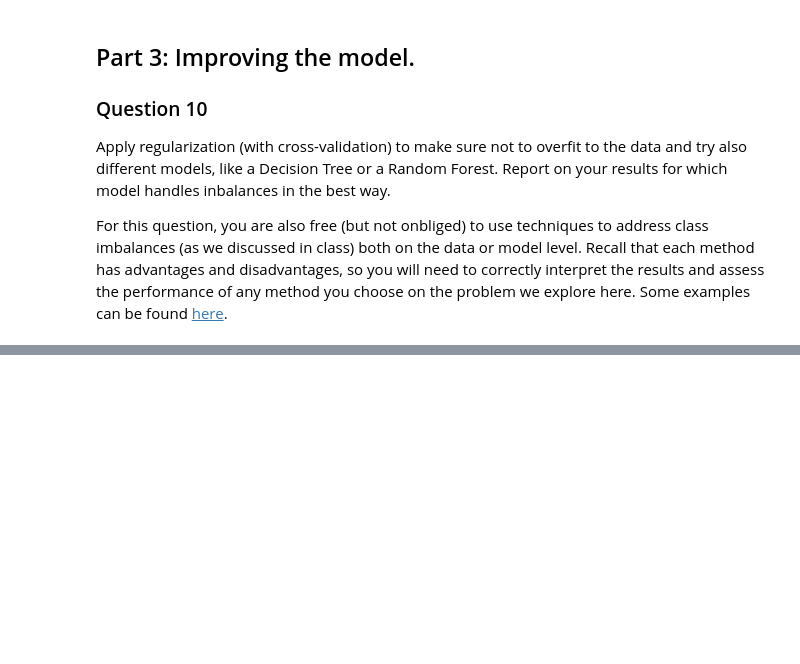
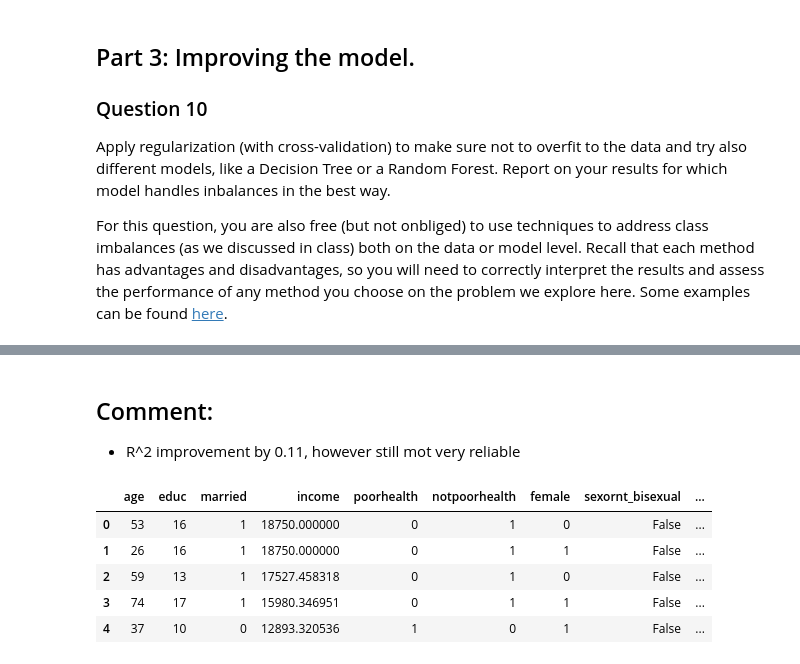
Before and after one commit to sebastians1999/KEN3450_Data_Analysis, a Jupyter notebook: Clinics/Clinic3/clinic3_empty.ipynb, the cells around one changed output, grey strips where cells are left out. Drawn from its saved outputs; the diff is of its cells as text; code cells hidden in the pictures; blank space fills up the shorter version.

```diff
--- a/Clinics/Clinic3/clinic3_empty.ipynb
+++ b/Clinics/Clinic3/clinic3_empty.ipynb
@@ -756,0 +813,16 @@ For this question, you are also free (but not onbliged) to use techniques to add
+# %%
+## your code goes here
+data = pd.get_dummies(data)
+nan_rows = data[data.isnull().any(axis=1)]
+
+data.dropna(inplace=True)
+
+data.head()
+
+X = data.drop(['income'], axis=1)
+
+y = data['income']
+X_train, X_test, y_train, y_test = train_test_split(X, y, test_size=0.2, random_state=42)
+
+print(X_train)
+print(y_train)
@@ -756,0 +933,35 @@ For this question, you are also free (but not onbliged) to use techniques to add
+# %% [markdown]
+## Comment:
+- R^2 improvement by 0.11, however still mot very reliable
+# %%
+# Make a deep copy of the original dataframe
+data = gssdata.copy(deep=True)
+
+# Create additional health indicator columns
+data['poorhealth'] = np.where(data['health'] == 'poor', 1, 0)
+data['notpoorhealth'] = np.where(data['health'] != 'poor', 1, 0)
+
+# Convert categorical variables to dummy variables
+data = pd.get_dummies(data)
+
+# Create a mask for rows where 'income' is NaN
+nan_income = data['income'].isna()
+
+# Prepare the features for prediction by dropping the income column
+X_pred = data.loc[nan_income].drop('income', axis=1)
+
+# Predict income values for the rows with NaN income using your trained model
+predicted_income = best_rf_model.predict(X_pred)
+
+# Fill the NaN values in the income column with the predicted values
+data.loc[nan_income, 'income'] = predicted_income
+
+# Display the updated dataframe
+data.head()
+# %% [output]
+|  | age | educ | married | income | poorhealth | notpoorhealth | female | sexornt_bisexual | ... |
+| 0 | 53 | 16 | 1 | 18750.000000 | 0 | 1 | 0 | False | ... |
+| 1 | 26 | 16 | 1 | 18750.000000 | 0 | 1 | 1 | False | ... |
+| 2 | 59 | 13 | 1 | 17527.458318 | 0 | 1 | 0 | False | ... |
+| 3 | 74 | 17 | 1 | 15980.346951 | 0 | 1 | 1 | False | ... |
+| 4 | 37 | 10 | 0 | 12893.320536 | 1 | 0 | 1 | False | ... |
```
Also changed, not shown: parts of 12 cells of this notebook, 1 other file.
